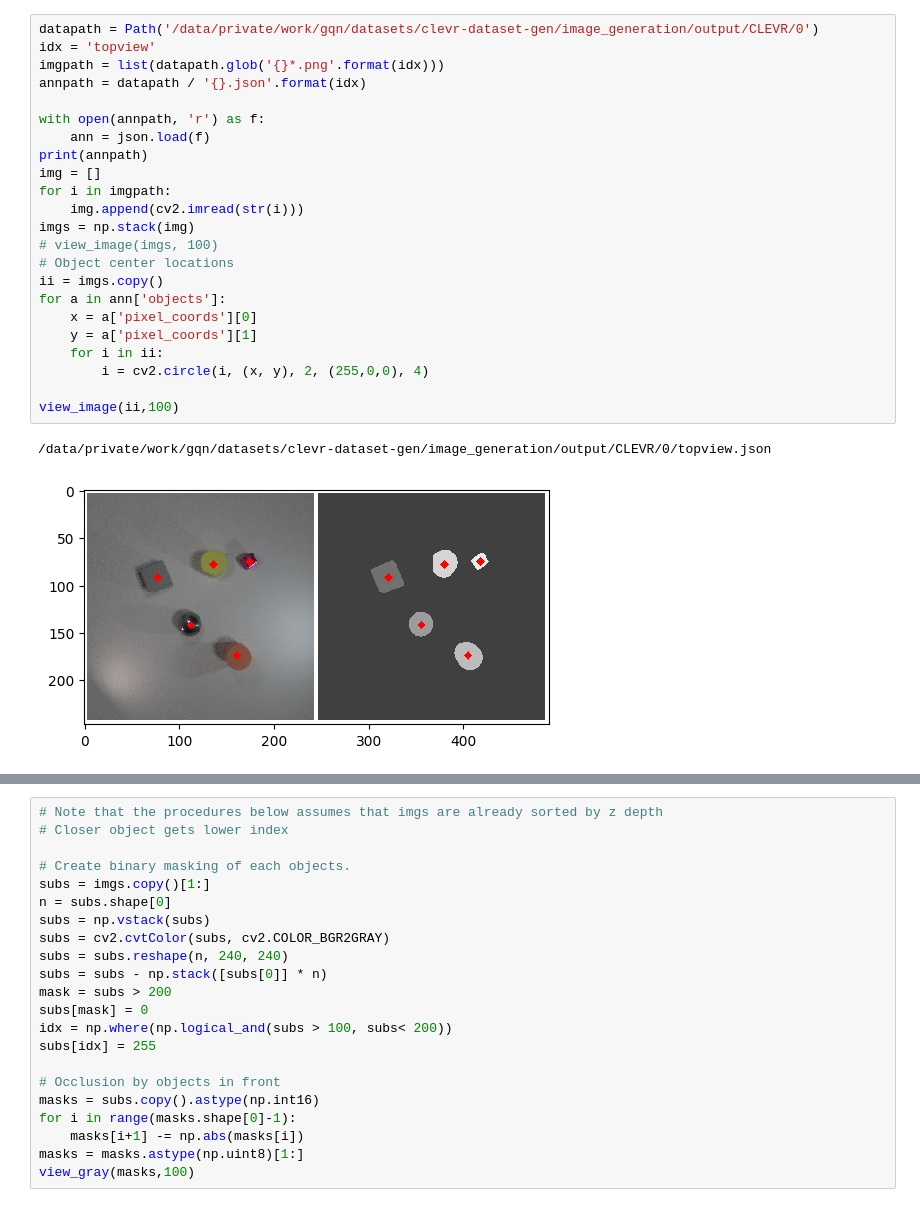
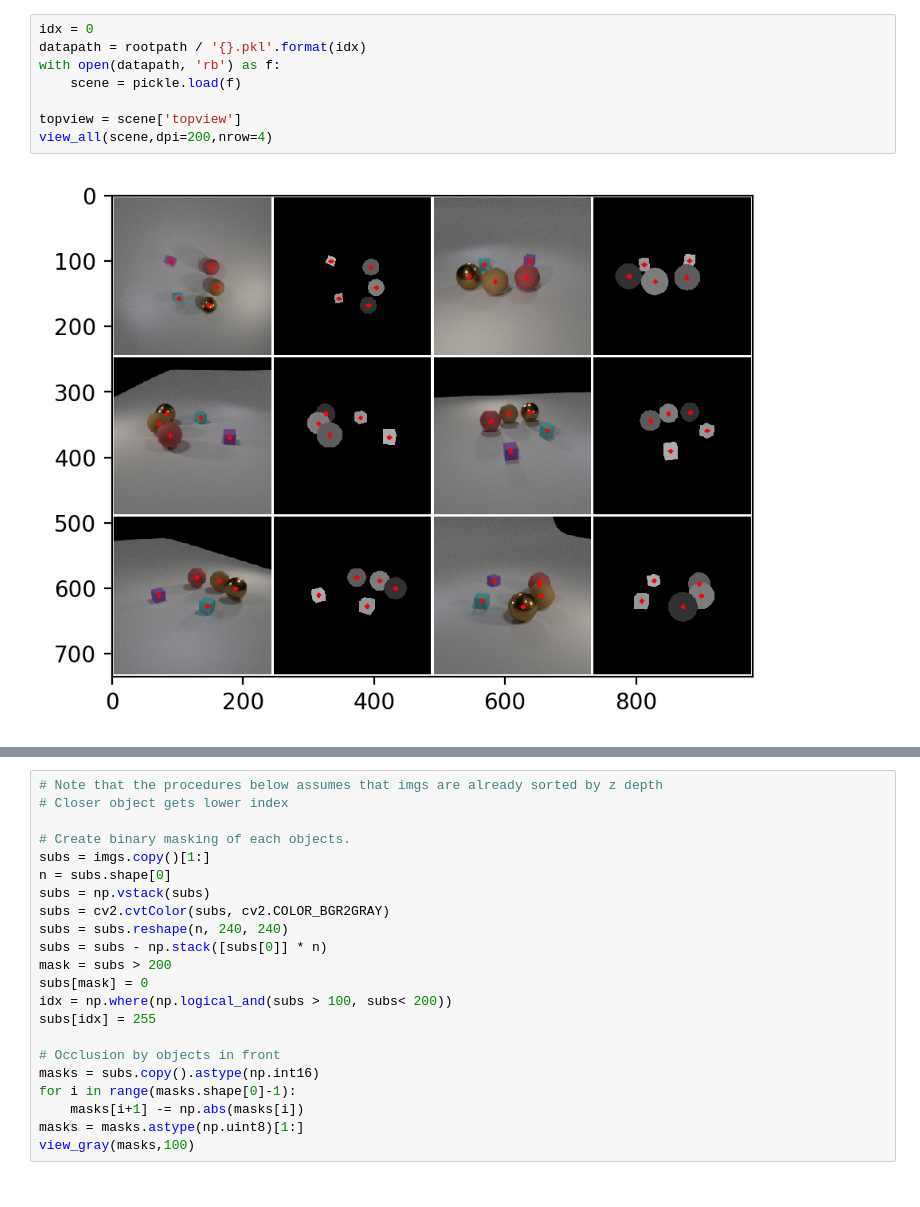
Before and after one commit to jihoonl/clevr-dataset-gen, a Jupyter notebook: notebooks/masking_test.ipynb, the cells around one changed output, grey strips where cells are left out. Cells and saved outputs as stored; diff of their text form.

```diff
--- a/notebooks/masking_test.ipynb
+++ b/notebooks/masking_test.ipynb
@@ -38,29 +57,13 @@ datapath = Path('/data/private/work/gqn/datasets/clevr-dataset-gen/image_generat
-# %%
-datapath = Path('/data/private/work/gqn/datasets/clevr-dataset-gen/image_generation/output/CLEVR/0')
-idx = 'topview'
-imgpath = list(datapath.glob('{}*.png'.format(idx)))
-annpath = datapath / '{}.json'.format(idx)
-
-with open(annpath, 'r') as f:
-    ann = json.load(f)
-print(annpath)
-img = []
-for i in imgpath:
-    img.append(cv2.imread(str(i)))
-imgs = np.stack(img)
-# view_image(imgs, 100)
-# Object center locations
-ii = imgs.copy()
-for a in ann['objects']:
-    x = a['pixel_coords'][0]
-    y = a['pixel_coords'][1]
-    for i in ii:
-        i = cv2.circle(i, (x, y), 2, (255,0,0), 4)
-
-view_image(ii,100)
-# %% [output]
-/data/private/work/gqn/datasets/clevr-dataset-gen/image_generation/output/CLEVR/0/topview.json
-[figure, removed]
+# %%
+idx = 0
+datapath = rootpath / '{}.pkl'.format(idx)
+with open(datapath, 'rb') as f:
+    scene = pickle.load(f)
+
+topview = scene['topview']
+view_all(scene,dpi=200,nrow=4)
+# %% [output]
+[figure, added]
 # %%
 for o in ann['objects']:
     print(o['shape'], o['pixel_coords'])
```
Also changed, not shown: parts of 3 cells of this notebook, 1 other file.
